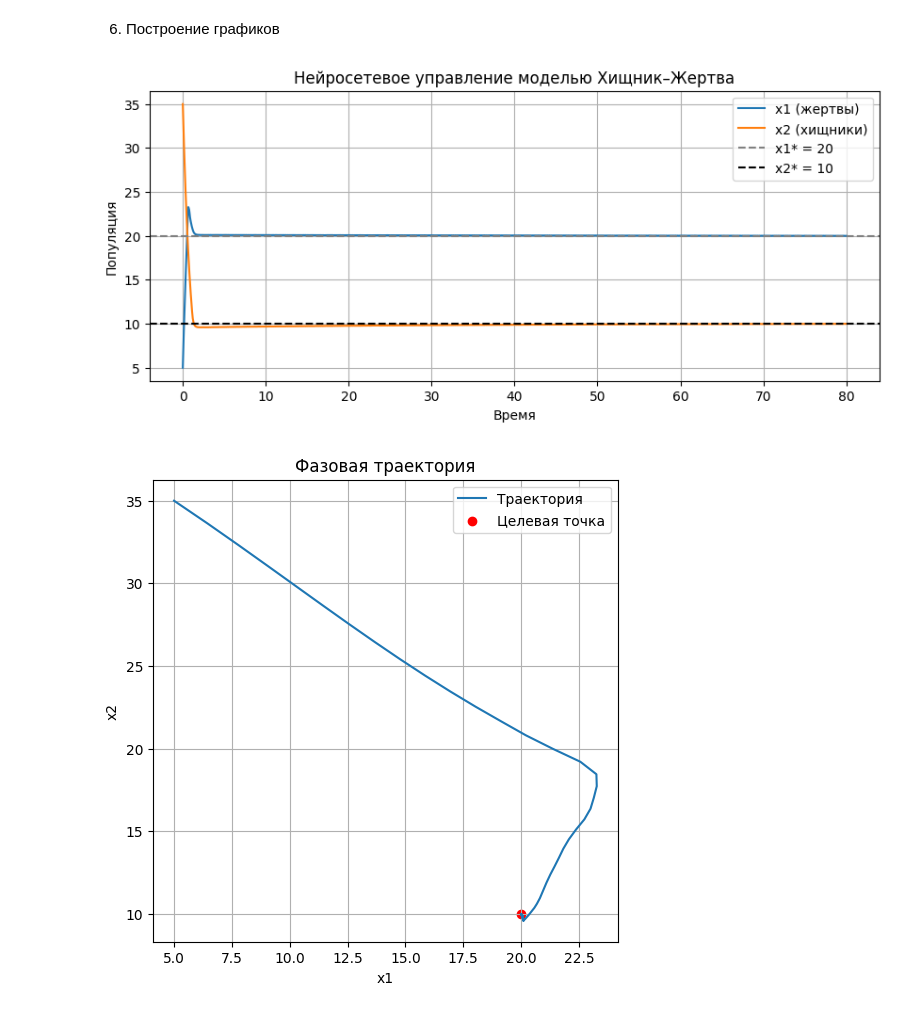
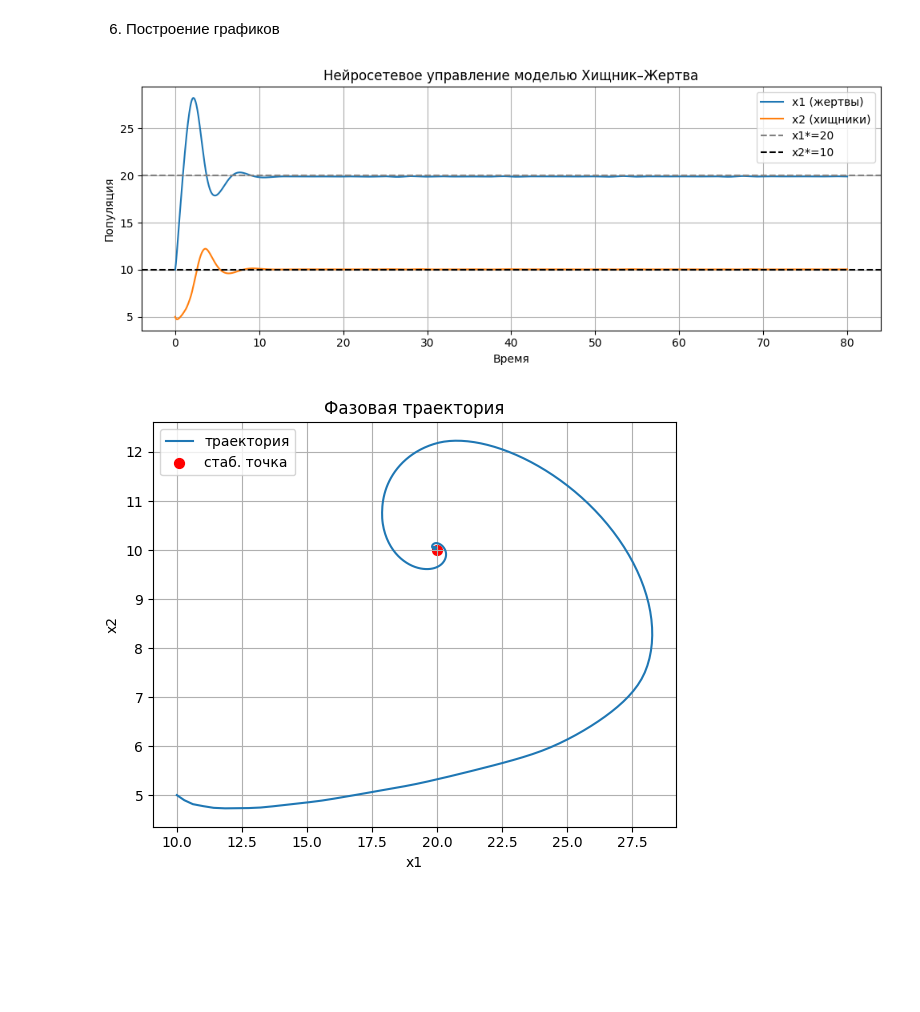
Before and after one commit to larionovskii/practice_2025, a Jupyter notebook: practice2025.ipynb, the cells around one changed output. Drawn from its saved outputs; the diff is of its cells as text; code cells hidden in the pictures; blank space fills up the shorter version.

```diff
--- a/practice2025.ipynb
+++ b/practice2025.ipynb
@@ -24,9 +24,14 @@ import numpy as np
 import matplotlib.pyplot as plt
 from scipy.integrate import solve_ivp
 
-# Параметры модели Лотки–Вольтерры
+# Lotka–Volterra
 a, b, c, d = 1.0, 0.1, 1.5, 0.075
-x_target = np.array([20.0, 10.0])  # целевые значения
+
+# целевые точки по формуле (5) статьи:
+x_star = np.array([c/d, a/b])    # [30/0.075, 1.0/0.1] = [20, 10]
+
+Kp = np.array([1.0, 1.0])
+Kd = np.array([0.2, 0.2])
 # %% [markdown]
 3. Класс нейросети и вспомогательные переменные
 # %%
@@ -83,39 +97,43 @@ def model(t, state):
 # %% [markdown]
 5. Интегрирование и сбор данных
 # %%
-x0 = [5.0, 35.0]
-t_span = [0, 80]
+# начальное состояние (любой «от близко к целевому»)
+x0 = [10.0,  5.0]
+t_span = (0, 80)
 t_eval = np.linspace(*t_span, 2000)
 
 sol = solve_ivp(model, t_span, x0, t_eval=t_eval, method='RK45')
-t = sol.t
-x1_vals, x2_vals = sol.y
+t  = sol.t
+x1, x2 = sol.y
+u_arr  = np.array(u_hist)   # форма (2000, 2)
 # %% [markdown]
 6. Построение графиков
 # %%
-# Популяции во времени
+# — популяции —
 plt.figure(figsize=(10,4))
-plt.plot(t, x1_vals, label='x1 (жертвы)')
-plt.plot(t, x2_vals, label='x2 (хищники)')
-plt.axhline(x_target[0], linestyle='--', color='gray',  label='x1* = 20')
-plt.axhline(x_target[1], linestyle='--', color='black', label='x2* = 10')
+plt.plot(t, x1, label='x1 (жертвы)')
+plt.plot(t, x2, label='x2 (хищники)')
+plt.axhline(x_star[0], linestyle='--', color='gray',  label=f'x1*={x_star[0]:.0f}')
+plt.axhline(x_star[1], linestyle='--', color='black', label=f'x2*={x_star[1]:.0f}')
 plt.title("Нейросетевое управление моделью Хищник–Жертва")
 plt.xlabel("Время")
 plt.ylabel("Популяция")
 plt.legend()
 plt.grid(True)
+plt.tight_layout()
 plt.show()
 
-# Фазовая траектория
-plt.figure(figsize=(6,6))
-plt.plot(x1_vals, x2_vals, label='Траектория')
-plt.scatter(*x_target, color='red', label='Целевая точка')
+# — фазовая траектория —
+plt.figure(figsize=(6,5))
+plt.plot(x1, x2, label='траектория')
+plt.scatter(*x_star, color='red', s=50, label='стаб. точка')
 plt.title("Фазовая траектория")
 plt.xlabel("x1")
 plt.ylabel("x2")
 plt.legend()
 plt.grid(True)
+plt.tight_layout()
 plt.show()
 # %% [output]
-[figure, old version]
+[figure, new version]
-[figure, old version]
+[figure, new version]
```
Also changed, not shown: parts of 2 cells of this notebook.
